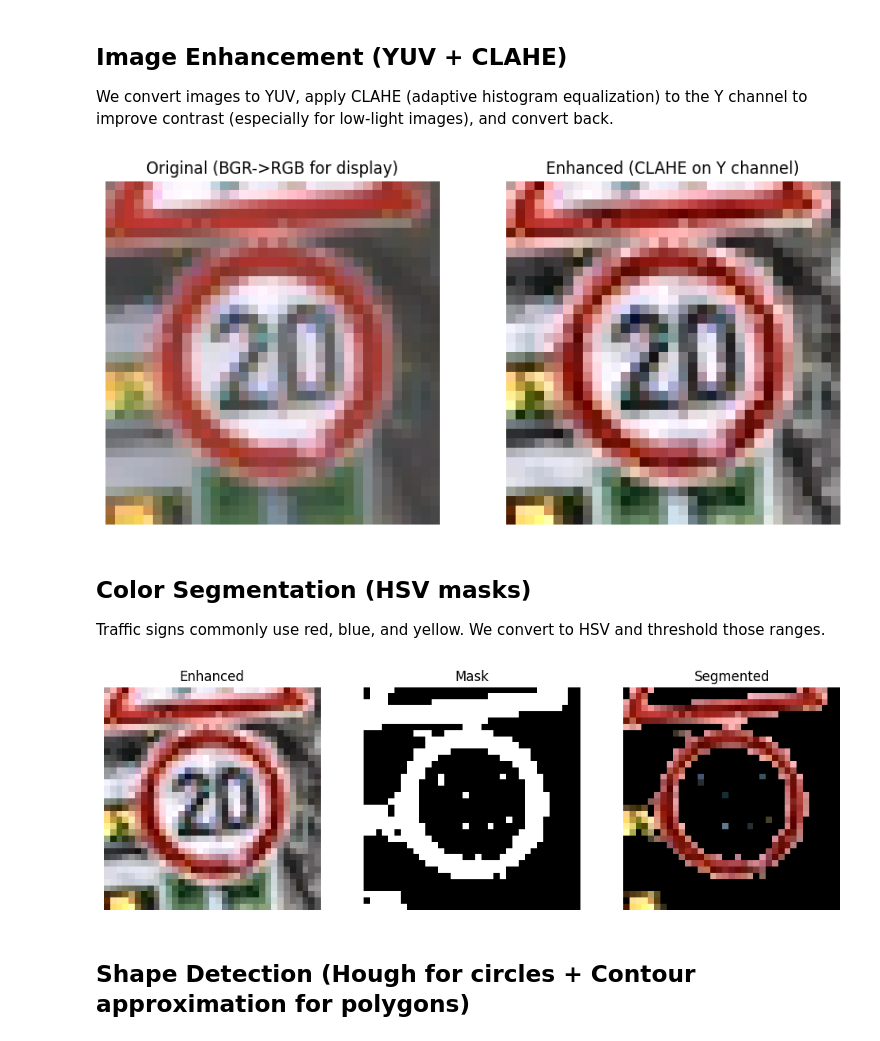
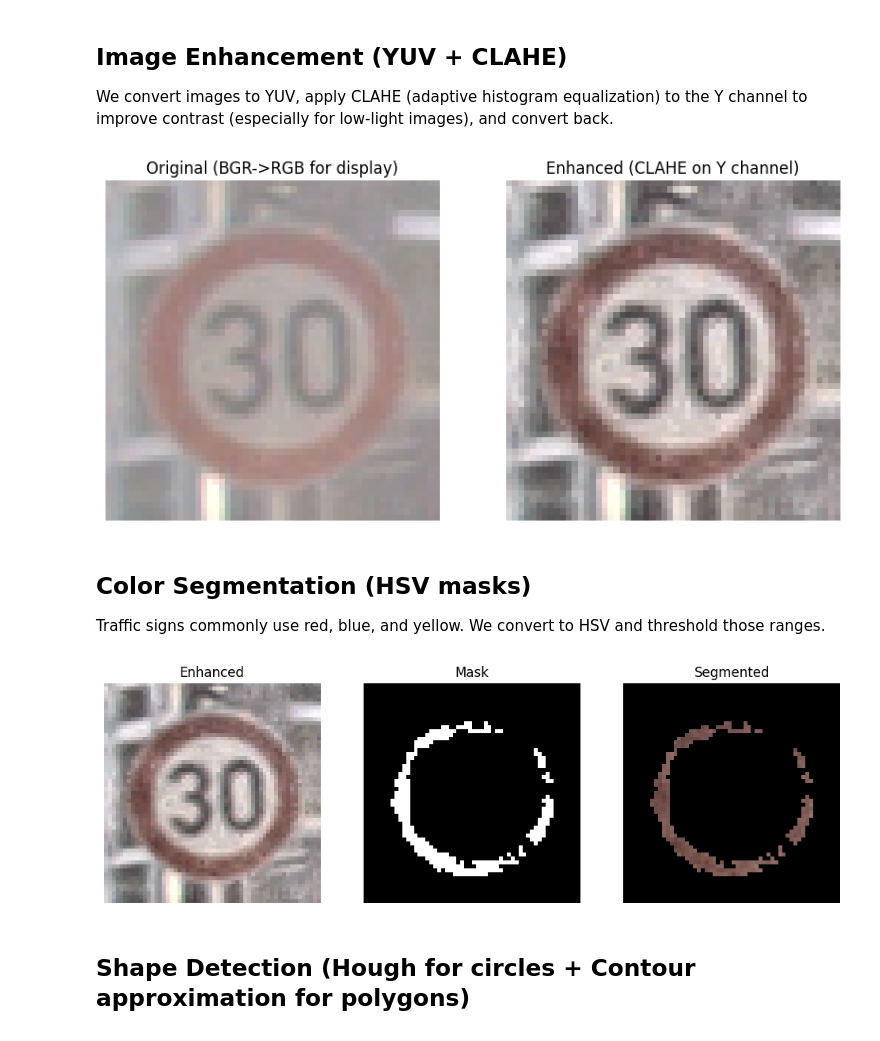
Before and after one commit to aryanthepain/Traffic_sign_recognition_using_SVM, a Jupyter notebook: Traffic_Sign_HOG_SVM_GTSRB_new.ipynb, the cells around one changed output. Cells and saved outputs as stored; diff of their text form; code cells hidden in the pictures.

```diff
--- a/Traffic_Sign_HOG_SVM_GTSRB_new.ipynb
+++ b/Traffic_Sign_HOG_SVM_GTSRB_new.ipynb
@@ -75,7 +75,7 @@ def load_gtsrb(train_dir=TRAIN_DIR, limit_per_class=None):
                 labels.append(int(class_id))
 
                 # give progress
-                if (i+1) % 29 == 0:
+                if (i+1) % 150 == 0:
                     print(f'Loaded {i+1} images for class {class_id}...')
 
             # no need to read later code
@@ -96,7 +96,7 @@ def load_gtsrb(train_dir=TRAIN_DIR, limit_per_class=None):
             count += 1
 
             # give progress
-            if count % 29 == 0:
+            if count % 150 == 0:
                 print(f'Loaded {count} images for class {class_id}...')
 
             # Respect limit per class if specified
@@ -125,8 +107,8 @@ Time taken to load dataset: 336.40 seconds
 # %%
 # Warning: For full dataset, set limit_per_class=None. For quick debugging, set a small integer.
 start_time = time.time()
-images, labels = load_gtsrb(limit_per_class=None)
-# images, labels = load_gtsrb(limit_per_class=1)
+# images, labels = load_gtsrb(limit_per_class=None)
+images, labels = load_gtsrb(limit_per_class=1)
 end_time = time.time()
 
 print('Loaded images:', len(images), 'labels:', len(labels))
@@ -147,22 +147,22 @@ def enhance_image(img):
     return enhanced
 # %%
 # Visualize an example
-idx = 10
+idx = 1
 orig = images[idx]
 enh = enhance_image(orig)
 
 plt.figure(figsize=(10,5))
 plt.subplot(1,2,1)
 plt.title('Original (BGR->RGB for display)')
 plt.imshow(cv2.cvtColor(orig, cv2.COLOR_BGR2RGB))
 plt.axis('off')
 plt.subplot(1,2,2)
 plt.title('Enhanced (CLAHE on Y channel)')
 plt.imshow(cv2.cvtColor(enh, cv2.COLOR_BGR2RGB))
 plt.axis('off')
 plt.show()
 # %% [output]
-[figure, old version]
+[figure, new version]
 # %% [markdown]
 ## Color Segmentation (HSV masks)
 
@@ -192,7 +192,7 @@ plt.subplot(1,3,2); plt.title('Mask'); plt.imshow(mask, cmap='gray'); plt.axis('
 plt.subplot(1,3,3); plt.title('Segmented'); plt.imshow(cv2.cvtColor(seg, cv2.COLOR_BGR2RGB)); plt.axis('off')
 plt.show()
 # %% [output]
-[figure, old version]
+[figure, new version]
 # %% [markdown]
 ## Shape Detection (Hough for circles + Contour approximation for polygons)
 # %%
```
Also changed, not shown: parts of 10 cells of this notebook.
